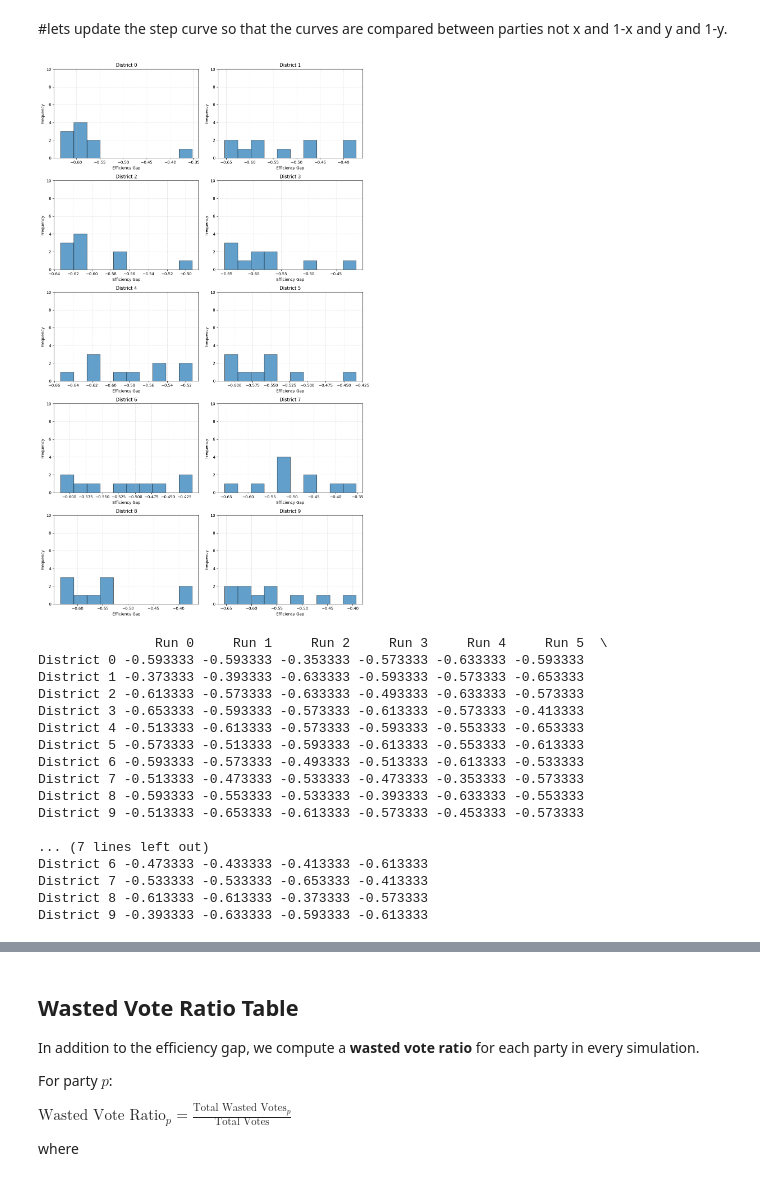
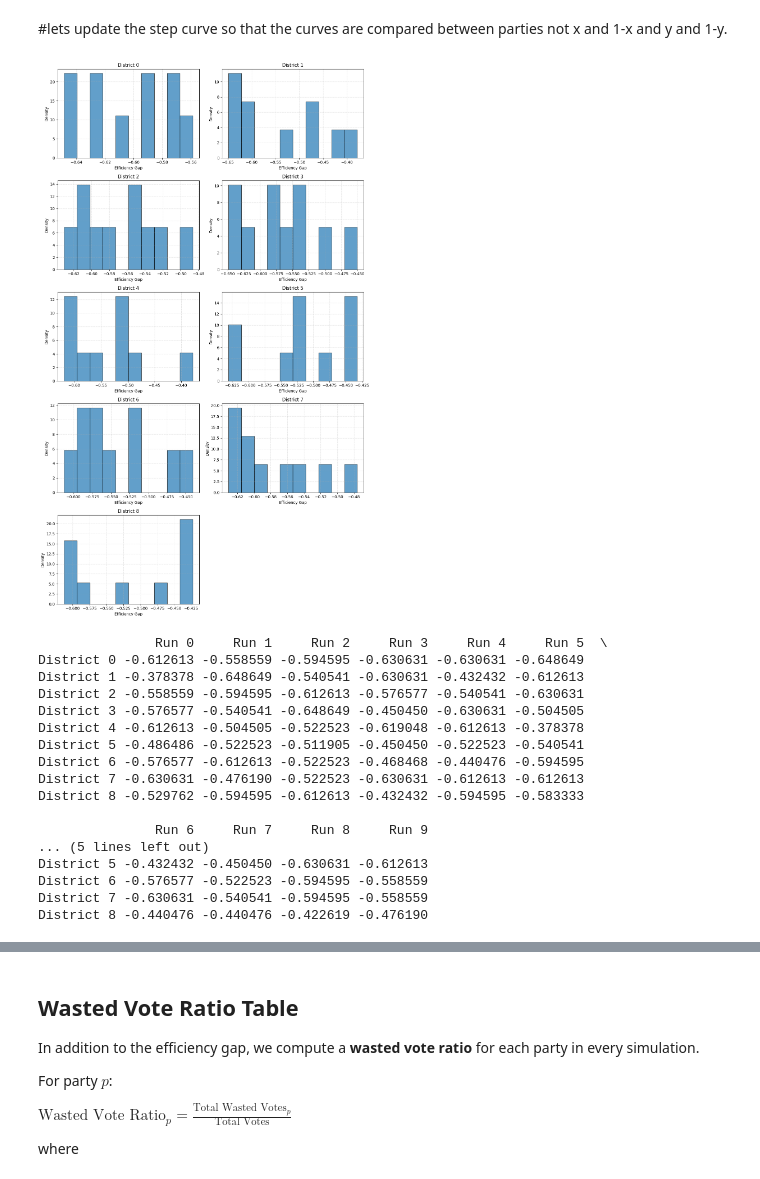
Before and after one commit to CarlLienert/SeniorCapstone, a Jupyter notebook: sim_6000NEW.ipynb, the cells around one changed output, grey strips where cells are left out. Cells and saved outputs as stored; diff of their text form; code cells hidden in the pictures.

```diff
--- a/sim_6000NEW.ipynb
+++ b/sim_6000NEW.ipynb
@@ -1,12 +9,4 @@
 # %%
-import numpy as np
-import matplotlib.pyplot as plt
-from scipy.spatial import cKDTree
-import copy
-import math
-
-
-
 # ------------------------
 # PARAMETERS
 # ------------------------
@@ -14,13 +14,13 @@ WIDTH = 380
 HEIGHT = 280
 NUM_VOTERS = 1000       # Can change
 NUM_PARTIES = 3       # Can change
-NUM_DISTRICTS = 10
+NUM_DISTRICTS = 9
 VOTERS_PER_DISTRICT = NUM_VOTERS // NUM_DISTRICTS
 NUM_RUNS = 10           # Number of redistricting simulations
 
-NUM_CITIES = 5
-CITY_INTENSITY = (5, 12)
-CITY_SPREAD = (10, 30)
+NUM_CITIES = 8
+CITY_INTENSITY = (5, 25)
+CITY_SPREAD = (20, 60)
 
 np.random.seed(1)
 
@@ -774,10 +772,6 @@ plot_party_overlays(all_step_curves, PARTY_IDS, num_runs_to_plot=10)
 # %% [markdown]
 #lets update the step curve so that the curves are compared between parties not x and 1-x and y and 1-y.
 # %%
-import matplotlib.pyplot as plt
-import math
-import numpy as np
-
 #Efficiency Gap Histograms per District
 
 # Number of districts
@@ -790,52 +784,53 @@ fig, axes = plt.subplots(n_rows, n_cols, figsize=(12, 4*n_rows))
 axes = axes.flatten()
 
 # Plot histograms
 for d in range(n_districts):
     district_gaps = [all_efficiency_gaps[run][d] for run in range(NUM_RUNS)]
 
-    axes[d].hist(district_gaps, bins=NUM_RUNS, edgecolor='black', alpha=0.7)
+    axes[d].hist(district_gaps,bins=NUM_RUNS,edgecolor='black',alpha=0.7,density=True ) # <-- normalize
     axes[d].set_title(f"District {d}")
     axes[d].set_xlabel("Efficiency Gap")
-    axes[d].set_ylabel("Frequency")
-    axes[d].set_ylim(0, NUM_RUNS)  # FIXED vertical axis
+    axes[d].set_ylabel("Density")
+    #axes[d].set_ylabel("Frequency")
+    #axes[d].set_ylim(0, NUM_RUNS)  # FIXED vertical axis
     axes[d].grid(True, linestyle="--", alpha=0.4)
 
 # Remove empty subplots
 for j in range(d+1, len(axes)):
     fig.delaxes(axes[j])
 
 plt.tight_layout()
 plt.show()
 import pandas as pd
 
 # all_efficiency_gaps is currently [run][district]
 
 # Convert to DataFrame: rows=districts, columns=runs
 df_efficiency = pd.DataFrame(all_efficiency_gaps).T
 
 # Rename columns for clarity
 df_efficiency.columns = [f"Run {i}" for i in range(NUM_RUNS)]
 df_efficiency.index = [f"District {i}" for i in range(NUM_DISTRICTS)]
 
 # Display
 print(df_efficiency)
 # %% [output]
-[figure, old version]
+[figure, new version]
                Run 0     Run 1     Run 2     Run 3     Run 4     Run 5  \
-District 0 -0.593333 -0.593333 -0.353333 -0.573333 -0.633333 -0.593333
-District 1 -0.373333 -0.393333 -0.633333 -0.593333 -0.573333 -0.653333
-District 2 -0.613333 -0.573333 -0.633333 -0.493333 -0.633333 -0.573333
-District 3 -0.653333 -0.593333 -0.573333 -0.613333 -0.573333 -0.413333
-District 4 -0.513333 -0.613333 -0.573333 -0.593333 -0.553333 -0.653333
-District 5 -0.573333 -0.513333 -0.593333 -0.613333 -0.553333 -0.613333
-District 6 -0.593333 -0.573333 -0.493333 -0.513333 -0.613333 -0.533333
-District 7 -0.513333 -0.473333 -0.533333 -0.473333 -0.353333 -0.573333
-District 8 -0.593333 -0.553333 -0.533333 -0.393333 -0.633333 -0.553333
-District 9 -0.513333 -0.653333 -0.613333 -0.573333 -0.453333 -0.573333
+District 0 -0.612613 -0.558559 -0.594595 -0.630631 -0.630631 -0.648649
+District 1 -0.378378 -0.648649 -0.540541 -0.630631 -0.432432 -0.612613
+District 2 -0.558559 -0.594595 -0.612613 -0.576577 -0.540541 -0.630631
+District 3 -0.576577 -0.540541 -0.648649 -0.450450 -0.630631 -0.504505
+District 4 -0.612613 -0.504505 -0.522523 -0.619048 -0.612613 -0.378378
+District 5 -0.486486 -0.522523 -0.511905 -0.450450 -0.522523 -0.540541
+District 6 -0.576577 -0.612613 -0.522523 -0.468468 -0.440476 -0.594595
+District 7 -0.630631 -0.476190 -0.522523 -0.630631 -0.612613 -0.612613
+District 8 -0.529762 -0.594595 -0.612613 -0.432432 -0.594595 -0.583333
 
-... (7 lines left out)
-District 6 -0.473333 -0.433333 -0.413333 -0.613333
-District 7 -0.533333 -0.533333 -0.653333 -0.413333
-District 8 -0.613333 -0.613333 -0.373333 -0.573333
-District 9 -0.393333 -0.633333 -0.593333 -0.613333
+               Run 6     Run 7     Run 8     Run 9
+... (5 lines left out)
+District 5 -0.432432 -0.450450 -0.630631 -0.612613
+District 6 -0.576577 -0.522523 -0.594595 -0.558559
+District 7 -0.630631 -0.540541 -0.594595 -0.558559
+District 8 -0.440476 -0.440476 -0.422619 -0.476190
 # %%
```
Also changed, not shown: parts of 13 cells of this notebook, 1 other file.
